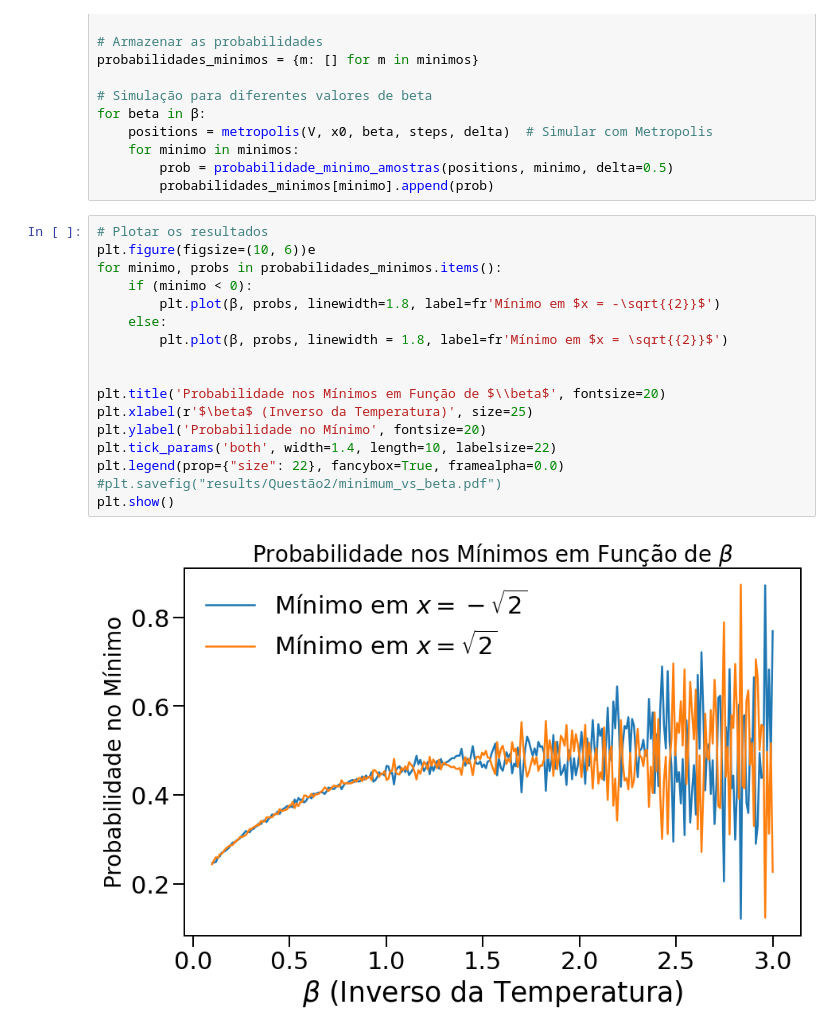
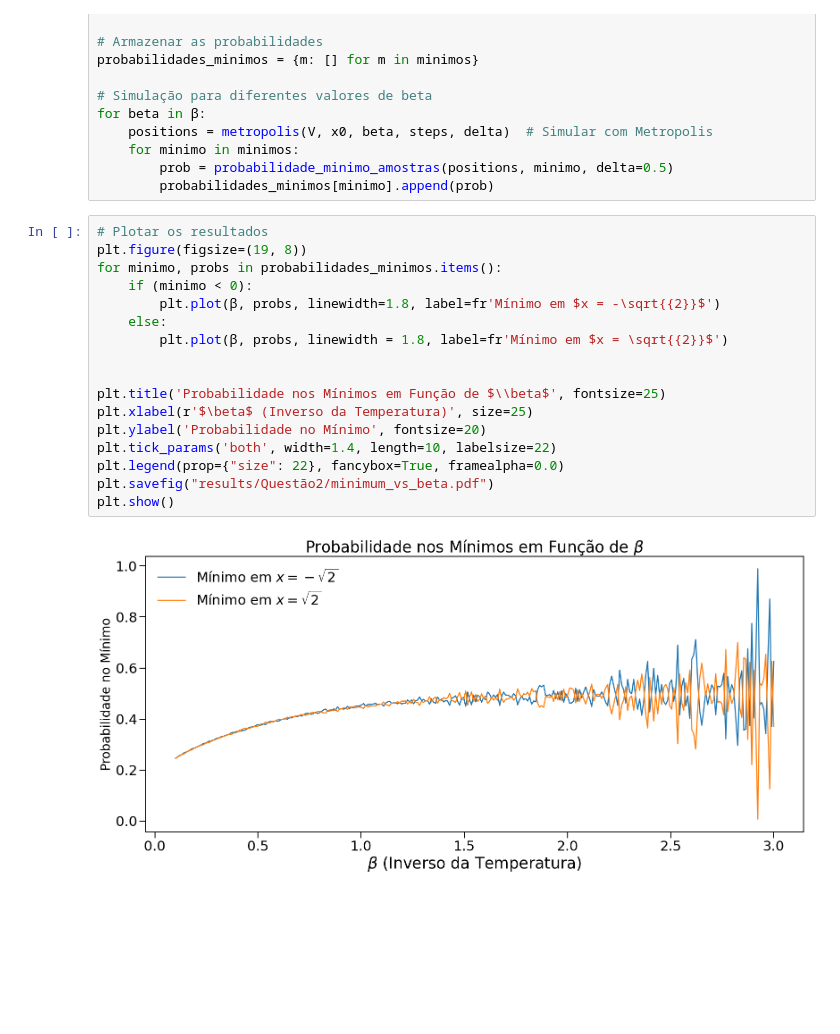
Before and after one commit to JuniorAlencar/TopFisTeo2024.2, a Jupyter notebook: Lista_1/questões/Question2.ipynb, the cells around one changed output. Cells and saved outputs as stored; diff of their text form; blank space fills up the shorter version.

Commit message:
update resultados Q2

```diff
--- a/Lista_1/questões/Question2.ipynb
+++ b/Lista_1/questões/Question2.ipynb
@@ -141,23 +143,23 @@ for beta in β:
         probabilidades_minimos[minimo].append(prob)
 # %%
 # Plotar os resultados
-plt.figure(figsize=(10, 6))e
+plt.figure(figsize=(19, 8))
 for minimo, probs in probabilidades_minimos.items():
     if (minimo < 0):
         plt.plot(β, probs, linewidth=1.8, label=fr'Mínimo em $x = -\sqrt{{2}}$')
     else:
         plt.plot(β, probs, linewidth = 1.8, label=fr'Mínimo em $x = \sqrt{{2}}$')
 
 
-plt.title('Probabilidade nos Mínimos em Função de $\\beta$', fontsize=20)
+plt.title('Probabilidade nos Mínimos em Função de $\\beta$', fontsize=25)
 plt.xlabel(r'$\beta$ (Inverso da Temperatura)', size=25)
 plt.ylabel('Probabilidade no Mínimo', fontsize=20)
 plt.tick_params('both', width=1.4, length=10, labelsize=22)
 plt.legend(prop={"size": 22}, fancybox=True, framealpha=0.0)
-#plt.savefig("results/Questão2/minimum_vs_beta.pdf")
+plt.savefig("results/Questão2/minimum_vs_beta.pdf")
 plt.show()
 # %% [output]
-[figure, old version]
+[figure, new version]
 # %%
 # Parâmetros da simulação
 betas = [0.1, 1.0, 2.0, 3.0, 4.0]  # Inverso da temperatura
```
Also changed, not shown: parts of 3 cells of this notebook, 3 other files.
